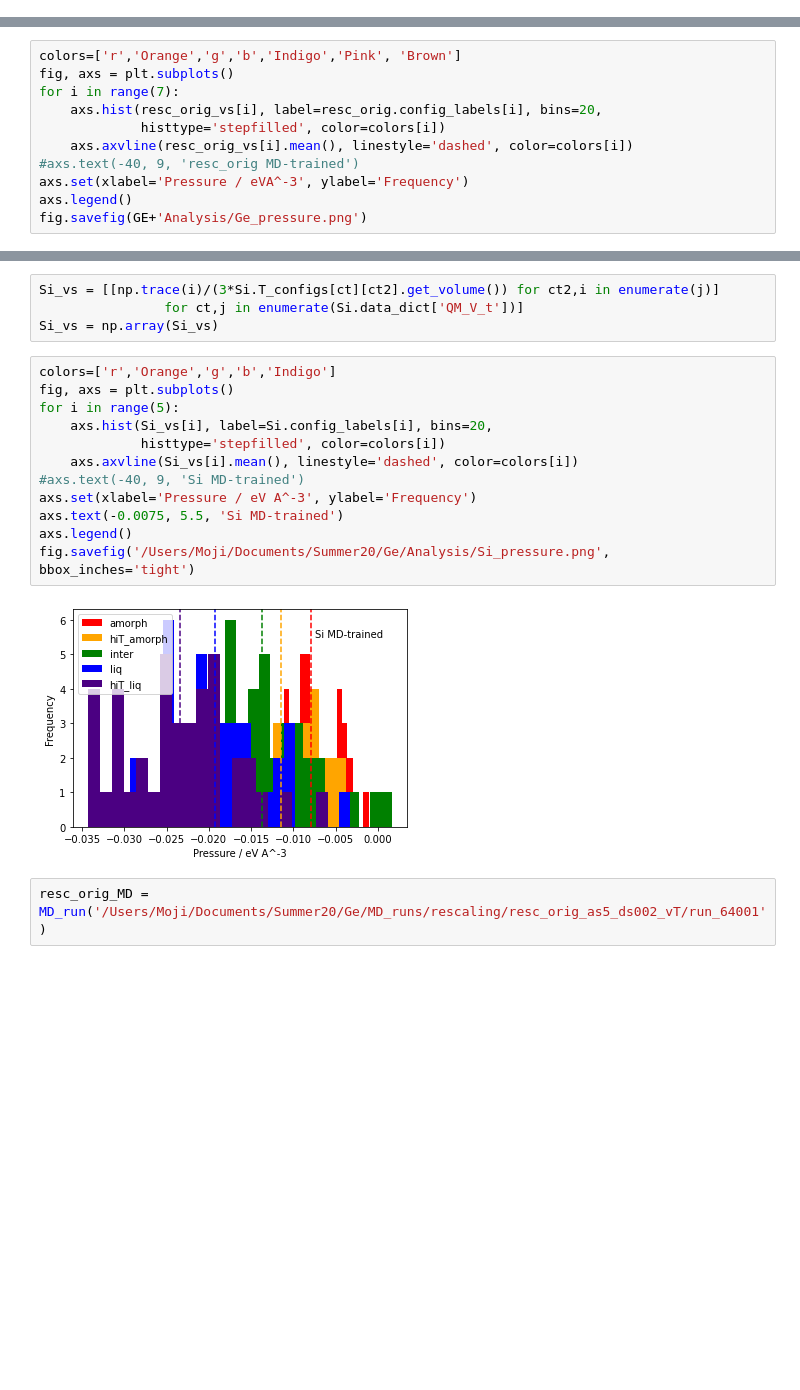
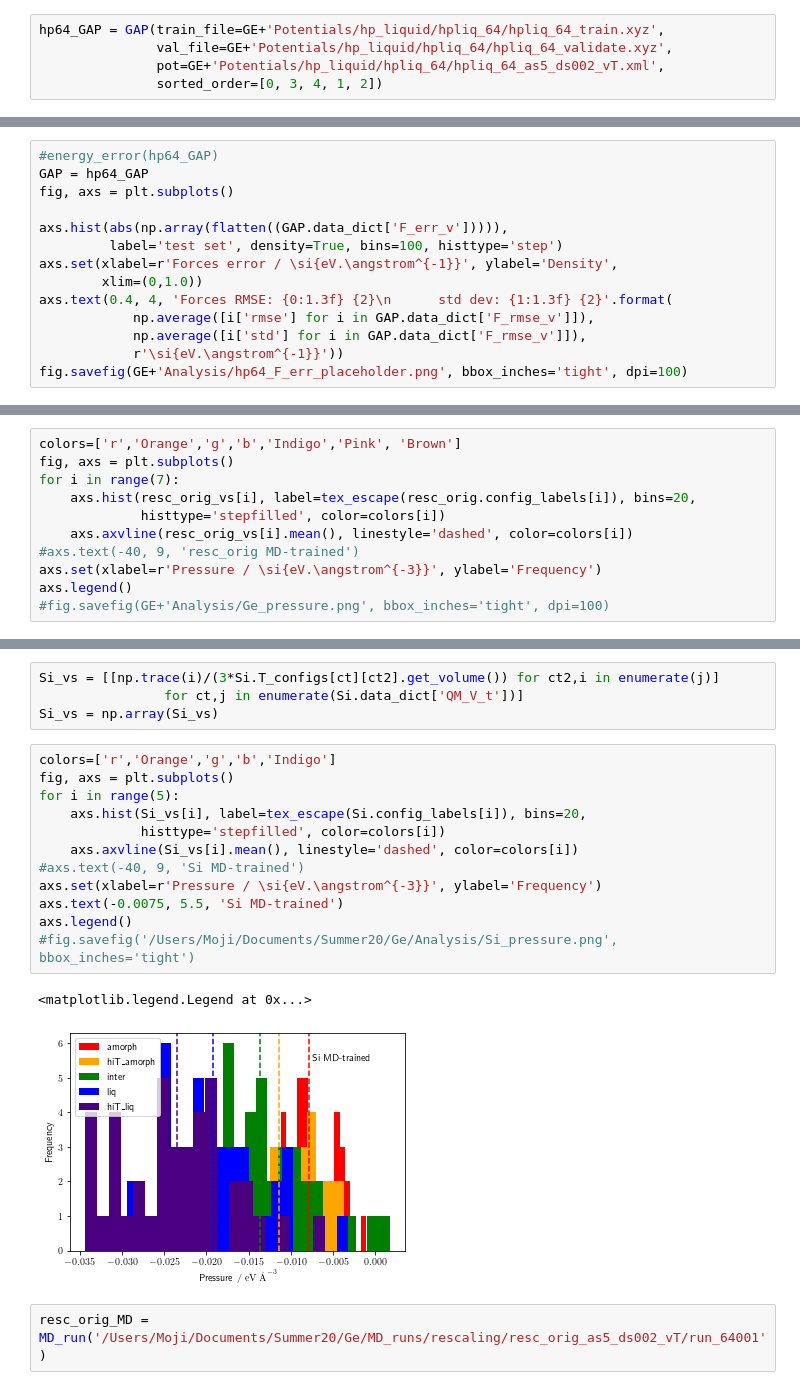
Before and after one commit to MorrowChem/Ge_analysis_local, a Jupyter notebook: rescaling.ipynb, the cells around one changed output, grey strips where cells are left out. Drawn from its saved outputs; the diff is of its cells as text; blank space fills up the shorter version.

```diff
--- a/rescaling.ipynb
+++ b/rescaling.ipynb
@@ -89,3 +118,8 @@ New order:  ['amorph', 'hiT_amorph', 'inter', 'liq', 'hiT_liq', 'liq_rescale_80'
  'hiT_liq',
  'liq_rescale_80',
  'liq_rescale_120']
+# %%
+hp64_GAP = GAP(train_file=GE+'Potentials/hp_liquid/hpliq_64/hpliq_64_train.xyz',
+               val_file=GE+'Potentials/hp_liquid/hpliq_64/hpliq_64_validate.xyz',
+               pot=GE+'Potentials/hp_liquid/hpliq_64/hpliq_64_as5_ds002_vT.xml',
+               sorted_order=[0, 3, 4, 1, 2])
@@ -91,0 +149,14 @@ New order:  ['amorph', 'hiT_amorph', 'inter', 'liq', 'hiT_liq', 'liq_rescale_80'
+# %%
+#energy_error(hp64_GAP)
+GAP = hp64_GAP
+fig, axs = plt.subplots()
+
+axs.hist(abs(np.array(flatten((GAP.data_dict['F_err_v'])))),
+         label='test set', density=True, bins=100, histtype='step')
+axs.set(xlabel=r'Forces error / \si{eV.\angstrom^{-1}}', ylabel='Density',
+        xlim=(0,1.0))
+axs.text(0.4, 4, 'Forces RMSE: {0:1.3f} {2}\n      std dev: {1:1.3f} {2}'.format(
+            np.average([i['rmse'] for i in GAP.data_dict['F_rmse_v']]),
+            np.average([i['std'] for i in GAP.data_dict['F_rmse_v']]),
+            r'\si{eV.\angstrom^{-1}}'))
+fig.savefig(GE+'Analysis/hp64_F_err_placeholder.png', bbox_inches='tight', dpi=100)
@@ -120,11 +193,11 @@ fig.savefig(GE+'Analysis/Ge_orig_E.png')
 colors=['r','Orange','g','b','Indigo','Pink', 'Brown']
 fig, axs = plt.subplots()
 for i in range(7):
-    axs.hist(resc_orig_vs[i], label=resc_orig.config_labels[i], bins=20,
+    axs.hist(resc_orig_vs[i], label=tex_escape(resc_orig.config_labels[i]), bins=20,
              histtype='stepfilled', color=colors[i])
     axs.axvline(resc_orig_vs[i].mean(), linestyle='dashed', color=colors[i])
 #axs.text(-40, 9, 'resc_orig MD-trained')
-axs.set(xlabel='Pressure / eVA^-3', ylabel='Frequency')
+axs.set(xlabel=r'Pressure / \si{eV.\angstrom^{-3}}', ylabel='Frequency')
 axs.legend()
-fig.savefig(GE+'Analysis/Ge_pressure.png')
+#fig.savefig(GE+'Analysis/Ge_pressure.png', bbox_inches='tight', dpi=100)
 # %% [output]
@@ -189,17 +263,18 @@ Si_vs = np.array(Si_vs)
 # %%
 colors=['r','Orange','g','b','Indigo']
 fig, axs = plt.subplots()
 for i in range(5):
-    axs.hist(Si_vs[i], label=Si.config_labels[i], bins=20,
+    axs.hist(Si_vs[i], label=tex_escape(Si.config_labels[i]), bins=20,
              histtype='stepfilled', color=colors[i])
     axs.axvline(Si_vs[i].mean(), linestyle='dashed', color=colors[i])
 #axs.text(-40, 9, 'Si MD-trained')
-axs.set(xlabel='Pressure / eV A^-3', ylabel='Frequency')
+axs.set(xlabel=r'Pressure / \si{eV.\angstrom^{-3}}', ylabel='Frequency')
 axs.text(-0.0075, 5.5, 'Si MD-trained')
 axs.legend()
-fig.savefig('/Users/Moji/Documents/Summer20/Ge/Analysis/Si_pressure.png', bbox_inches='tight')
+#fig.savefig('/Users/Moji/Documents/Summer20/Ge/Analysis/Si_pressure.png', bbox_inches='tight')
 # %% [output]
+<matplotlib.legend.Legend at 0x...>
-[figure, old version]
+[figure, new version]
 # %%
 resc_orig_MD = MD_run('/Users/Moji/Documents/Summer20/Ge/MD_runs/rescaling/resc_orig_as5_ds002_vT/run_64001')
 # %%
```
Also changed, not shown: parts of 55 cells of this notebook, 5 other files.
